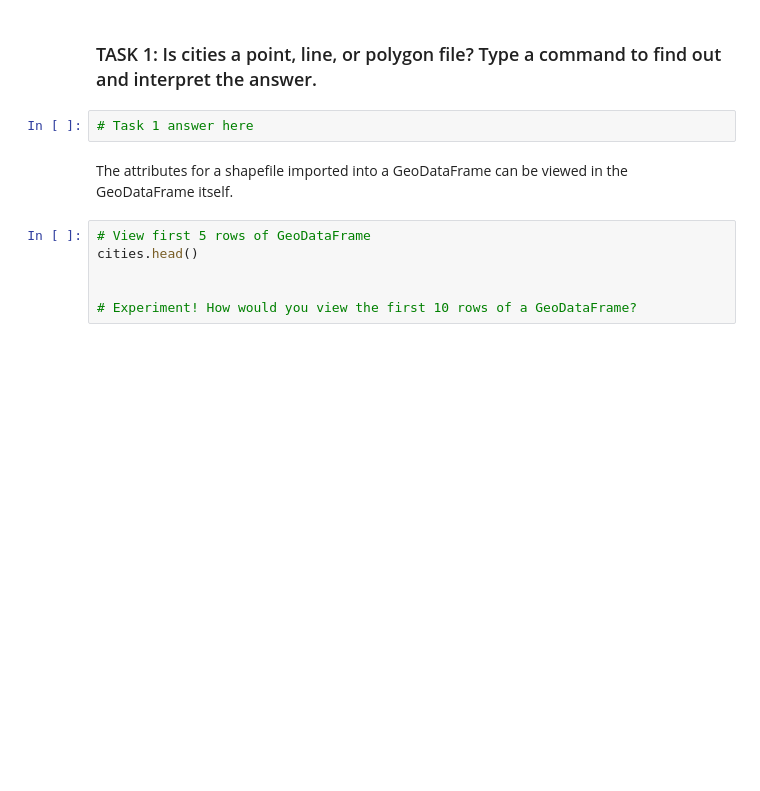
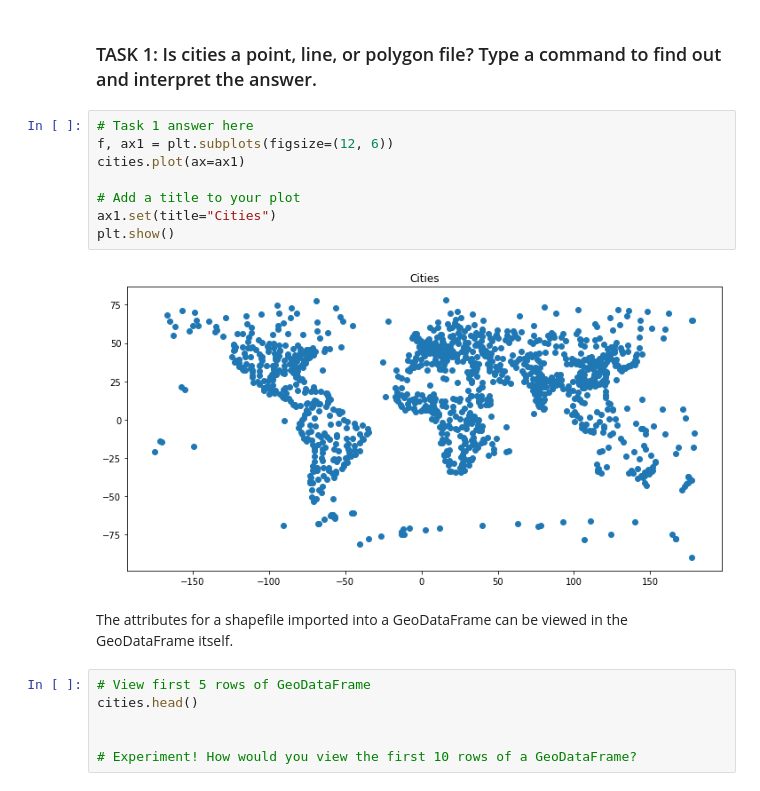
Before and after one commit to sbhsa1990/EnvDatSci22, a Jupyter notebook: CodeSprints/VectorData101.ipynb, the cells around one changed output. Drawn from its saved outputs; the diff is of its cells as text; blank space fills up the shorter version.

```diff
--- a/CodeSprints/VectorData101.ipynb
+++ b/CodeSprints/VectorData101.ipynb
@@ -138,7 +227,15 @@ cities = gpd.read_file(populated_places_path)
 # %% [markdown]
 ### TASK 1: Is cities a point, line, or polygon file? Type a command to find out and interpret the answer.
-# %%
-# Task 1 answer here
+# %%
+# Task 1 answer here
+f, ax1 = plt.subplots(figsize=(12, 6))
+cities.plot(ax=ax1)
+
+# Add a title to your plot
+ax1.set(title="Cities")
+plt.show()
+# %% [output]
+[figure, added]
 # %% [markdown]
 The attributes for a shapefile imported into a GeoDataFrame can be viewed in the GeoDataFrame itself.
 # %%
```
Also changed, not shown: parts of 40 cells of this notebook.
